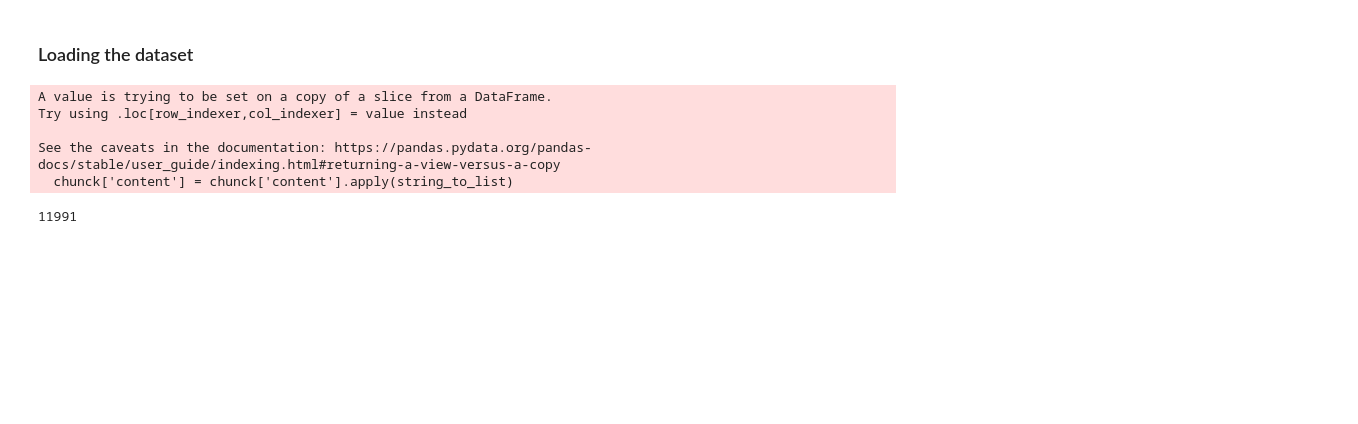
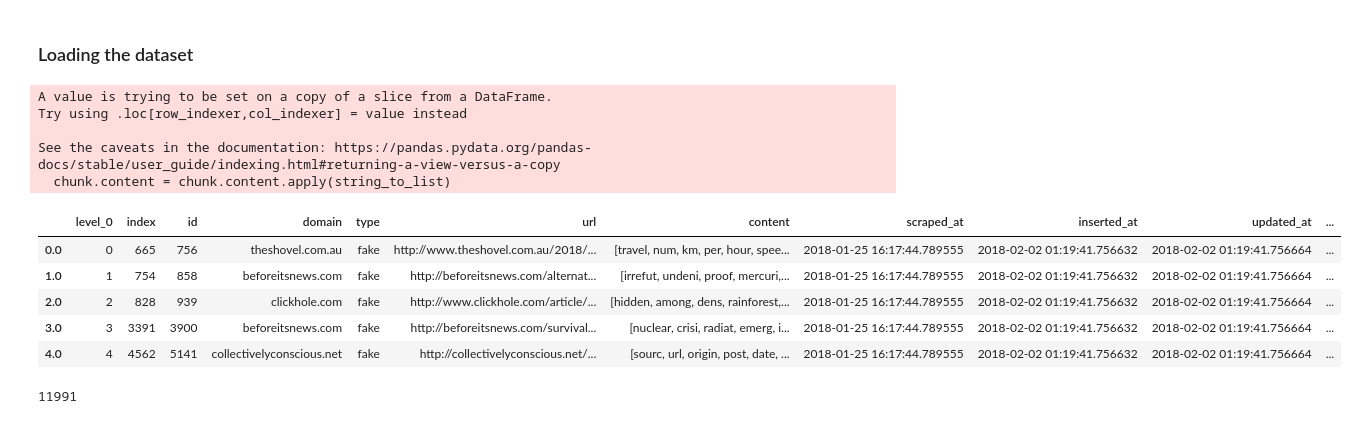
Before and after one commit to mikkel-kjaerulf/fake_news_detector, a Jupyter notebook: model.ipynb, the cells around one changed output. Drawn from its saved outputs; the diff is of its cells as text; code cells hidden in the pictures; blank space fills up the shorter version.

```diff
--- a/model.ipynb
+++ b/model.ipynb
@@ -41,15 +41,24 @@ chunk_size = 10000
 data_chunks = [data.iloc[i:i+chunk_size] for i in range(0, data.shape[0], chunk_size)]
 # %%
 for chunk in data_chunks:
-    chunk['content'] = chunk['content'].apply(string_to_list)
+    chunk.content = chunk.content.apply(string_to_list)
 # %% [output]
 A value is trying to be set on a copy of a slice from a DataFrame.
 Try using .loc[row_indexer,col_indexer] = value instead
 
 See the caveats in the documentation: https://pandas.pydata.org/pandas-docs/stable/user_guide/indexing.html#returning-a-view-versus-a-copy
-  chunck['content'] = chunck['content'].apply(string_to_list)
+  chunk.content = chunk.content.apply(string_to_list)
 # %%
 data = pd.concat(data_chunks)
+# %%
+data.head()
+# %% [output]
+|  | level_0 | index | id | domain | type | url | content | scraped_at | inserted_at | updated_at | ... |
+| 0.0 | 0 | 665 | 756 | theshovel.com.au | fake | http://www.theshovel.com.au/2018/... | [travel, num, km, per, hour, spee... | 2018-01-25 16:17:44.789555 | 2018-02-02 01:19:41.756632 | 2018-02-02 01:19:41.756664 | ... |
+| 1.0 | 1 | 754 | 858 | beforeitsnews.com | fake | http://beforeitsnews.com/alternat... | [irrefut, undeni, proof, mercuri,... | 2018-01-25 16:17:44.789555 | 2018-02-02 01:19:41.756632 | 2018-02-02 01:19:41.756664 | ... |
+| 2.0 | 2 | 828 | 939 | clickhole.com | fake | http://www.clickhole.com/article/... | [hidden, among, dens, rainforest,... | 2018-01-25 16:17:44.789555 | 2018-02-02 01:19:41.756632 | 2018-02-02 01:19:41.756664 | ... |
+| 3.0 | 3 | 3391 | 3900 | beforeitsnews.com | fake | http://beforeitsnews.com/survival... | [nuclear, crisi, radiat, emerg, i... | 2018-01-25 16:17:44.789555 | 2018-02-02 01:19:41.756632 | 2018-02-02 01:19:41.756664 | ... |
+| 4.0 | 4 | 4562 | 5141 | collectivelyconscious.net | fake | http://collectivelyconscious.net/... | [sourc, url, origin, post, date, ... | 2018-01-25 16:17:44.789555 | 2018-02-02 01:19:41.756632 | 2018-02-02 01:19:41.756664 | ... |
 # %%
 len(data)
 # %% [output]
```
Also changed, not shown: parts of 10 cells of this notebook, 1 other file.
